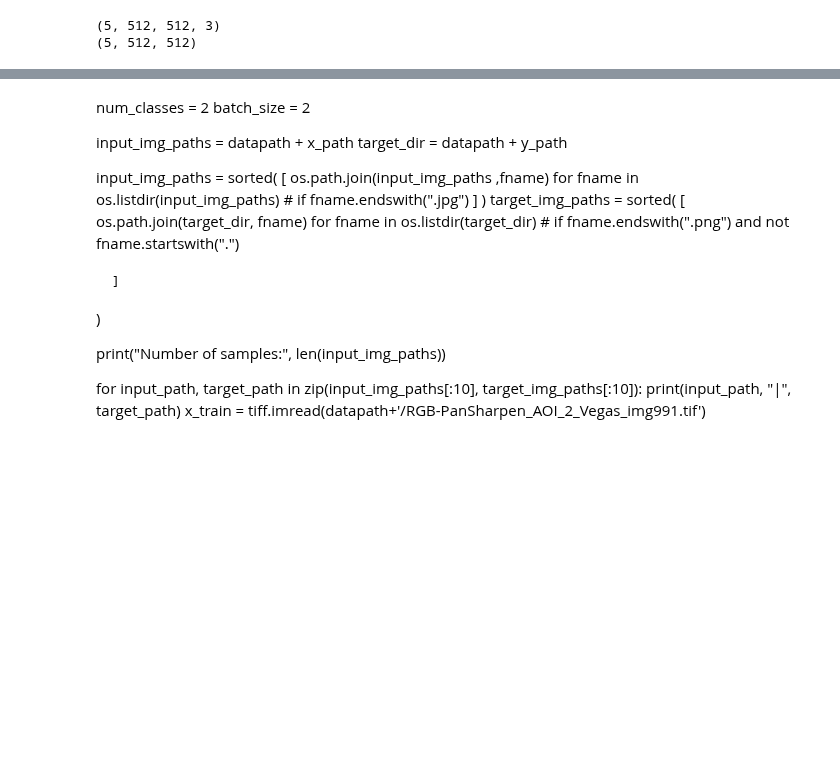
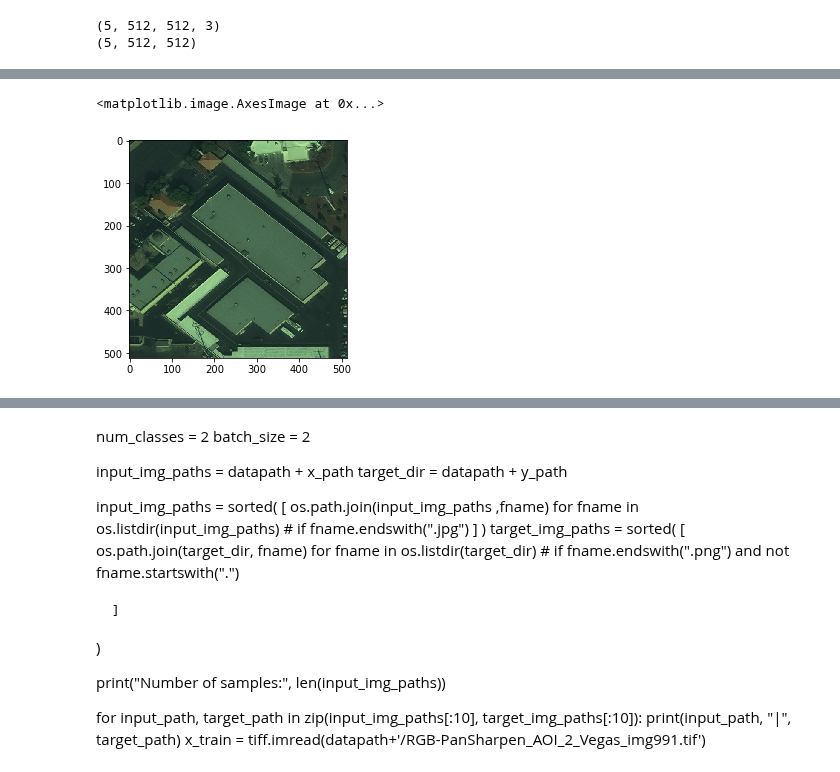
Before and after one commit to CSCCNY/final-project-landandbuildingsatimg-ccny, a Jupyter notebook: notebooks/scratch/01-JB-Unet2.ipynb, the cells around one changed output, grey strips where cells are left out. Drawn from its saved outputs; the diff is of its cells as text; code cells hidden in the pictures; blank space fills up the shorter version.

```diff
--- a/notebooks/scratch/01-JB-Unet2.ipynb
+++ b/notebooks/scratch/01-JB-Unet2.ipynb
@@ -131,0 +143,5 @@ print(y.shape)
+# %%
+plt.imshow(x[4])
+# %% [output]
+<matplotlib.image.AxesImage at 0x...>
+[figure, added]
```
Also changed, not shown: parts of 26 cells of this notebook, 1 other file.
